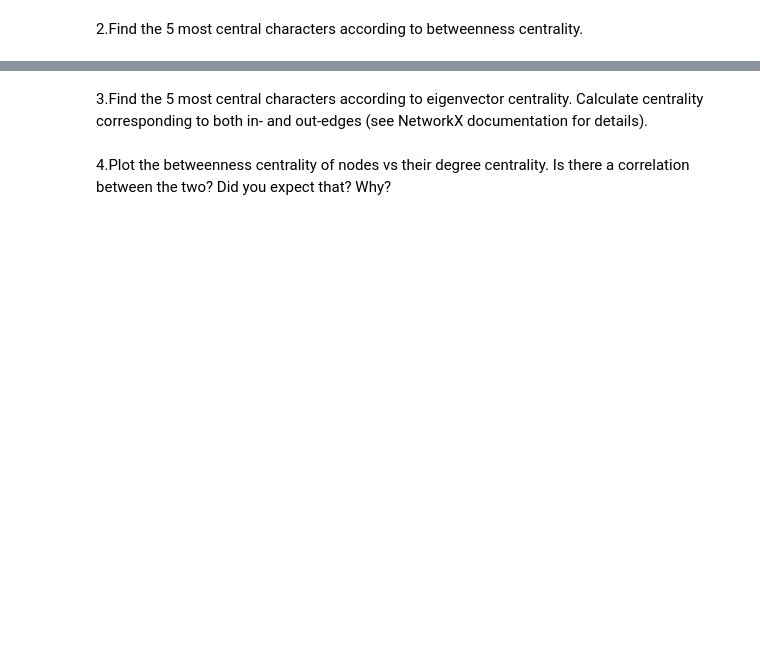
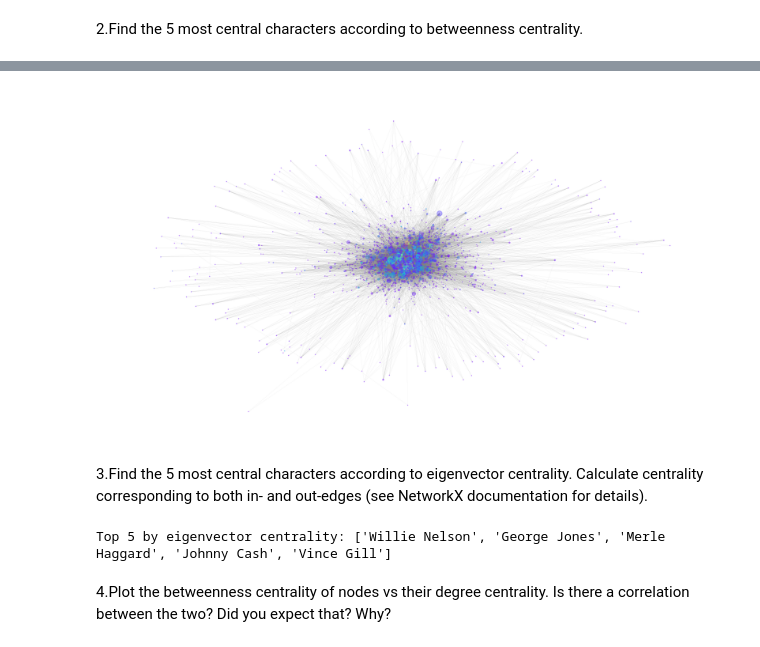
Before and after one commit to AleksandarLukic96/02805_Social_Graphs_and_Interactions, a Jupyter notebook: Exercise_solutions/Week_5.ipynb, the cells around one changed output, grey strips where cells are left out. Cells and saved outputs as stored; diff of their text form; code cells hidden in the pictures; blank space fills up the shorter version.

```diff
--- a/Exercise_solutions/Week_5.ipynb
+++ b/Exercise_solutions/Week_5.ipynb
@@ -476,0 +533,37 @@ The relationship between out/in-degree and length of content is weak (pearson co
+# %%
+betweenness_centrality = nx.betweenness_centrality(G)
+# Extract the 'length_of_content' attribute values
+lengths = nx.get_node_attributes(G, 'length_of_content').values()
+
+# Normalize these values to range [0, 1] for colormap application
+norm = mcolors.Normalize(vmin=min(lengths), vmax=max(lengths))
+
+# Choose a colormap; e.g., 'rainbow'
+cmap_ = cm.rainbow
+
+# Map each node's 'length_of_content' to a color
+node_colors = [cmap_(norm(length)) for length in lengths]
+
+# Set node sizes based on node degrees (scaled for visibility)
+node_sizes = [(node_val * 5000 + 1) for node_val in betweenness_centrality.values()]
+
+
+plt.figure(figsize=(16, 9))
+
+nx.draw(
+    G,
+    pos=positions,
+    cmap=cmap_,
+    node_size=node_sizes,
+    node_color=node_colors,
+    alpha=0.4,
+    width=0.1,
+    edge_color="grey",
+    with_labels=False
+)
+
+plt.axis('off')
+
+plt.show()
+# %% [output]
+[figure, added]
@@ -477,4 +579,10 @@ The relationship between out/in-degree and length of content is weak (pearson co
 # %% [markdown]
 3.Find the 5 most central characters according to eigenvector centrality. Calculate centrality corresponding to both in- and out-edges (see NetworkX documentation for details).
+# %%
+eigenvector_centrality = nx.eigenvector_centrality(G)
+top_5_eigenvector = sorted(eigenvector_centrality, key=eigenvector_centrality.get, reverse=True)[:5]
+print("Top 5 by eigenvector centrality:", top_5_eigenvector)
+# %% [output]
+Top 5 by eigenvector centrality: ['Willie Nelson', 'George Jones', 'Merle Haggard', 'Johnny Cash', 'Vince Gill']
 # %% [markdown]
 4.Plot the betweenness centrality of nodes vs their degree centrality. Is there a correlation between the two? Did you expect that? Why?
```
Also changed, not shown: parts of 7 cells of this notebook.
